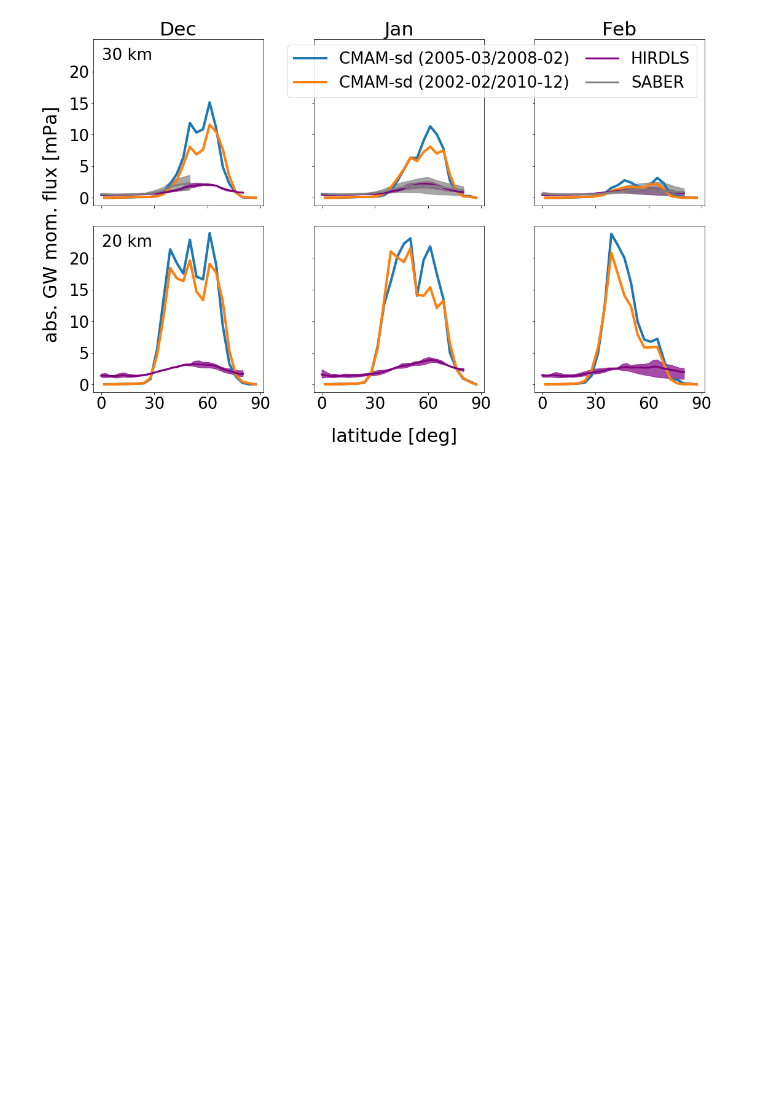
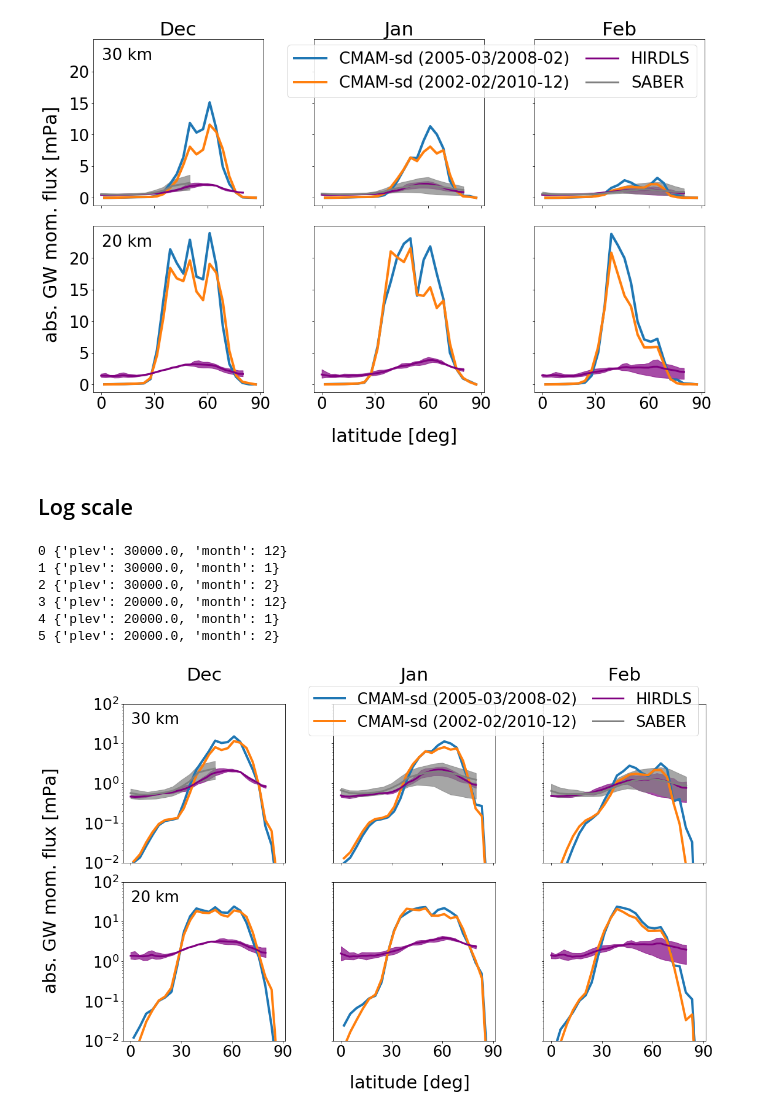
Before and after one commit to kuchaale/wcd_2020, a Jupyter notebook: code/reproduce_Fig4.ipynb, the cells around one changed output. Drawn from its saved outputs; the diff is of its cells as text; code cells hidden in the pictures; blank space fills up the shorter version.

```diff
--- a/code/reproduce_Fig4.ipynb
+++ b/code/reproduce_Fig4.ipynb
@@ -198,3 +172,73 @@ ax.text(0.1,-0.3,'latitude [deg]', fontdict=dict(fontsize = fs), transform=ax.tr
 5 {'plev': 20000.0, 'month': 2}
 Text(0.1, -0.3, 'latitude [deg]')
 [figure]
+# %% [markdown]
+## Log scale
+# %%
+mpl.rcParams.update({'font.size': 26})
+fs = 30
+
+
+p = total['mean'].plot.line(x = 'lat', \
+                      col = 'month', \
+                      row = 'plev',  size=5,\
+                      lw = 4, \
+                      label = f'CMAM-sd ({s_year}/{e_year})')
+
+s_year2 = '2002-02'
+e_year2 = '2010-12'
+p.data = total2['mean']
+p.map(plt.plot, 'lat', Ellipsis, lw = 4, \
+      label = f'CMAM-sd ({s_year2}/{e_year2})')
+
+j=0
+row_labels = ['30 km', '20 km']
+month_title_ls = ['Dec', 'Jan', 'Feb'] #['Nov', 'Dec', 'Jan', 'Feb', 'Mar']
+for i, (ax, sel_dict) in enumerate(zip(p.axes.flatten(), p.name_dicts.flatten())):
+    #sel_dict['plev'] = int(sel_dict['plev'])
+    print(i, sel_dict)
+    sel_dict['lat'] = slice(0,None)
+    if sel_dict['plev'] != 20000:
+        plot_w_unc(ax, da_hirdls.sel(**sel_dict), 'purple', 'HIRDLS')
+        plot_w_unc(ax, da_saber.sel(**sel_dict), 'gray', 'SABER')
+        ax.set_title(month_title_ls[i], pad = 40)
+
+
+        if i ==2: # 4
+            ax.legend(bbox_to_anchor=(-1.5, 0.75, 2.5, .302), loc=3,
+       ncol=2, mode="expand")
+
+    else:
+        plot_w_unc(ax, da_hirdls.sel(**sel_dict), 'purple', 'HIRDLS')
+
+
+    ax.set_ylabel('')
+    ax.set_xlabel('')
+    ax.set_yscale('log')
+    #ax.set_yticks([1e-3,1e-2,1e-1,0,1,10,100])
+    #ax.set_yticks([1e-4,1e-2,0,1,100])
+    ax.set_ylim(1e-2,100)
+    ax.set_xticks([0,30,60,90])
+
+    # it overplots row titles
+    if i in [2,5]:
+        ax.annotate('                       ', xy=(1.02, 0.5), xycoords="axes fraction", \
+                rotation=270, ha="left", va="center", bbox=dict(fc="white", ec = "white"))
+    if i % 3 == 0:
+        # see https://matplotlib.org/gallery/userdemo/annotate_explain.html#sphx-glr-gallery-userdemo-annotate-explain-py
+        ax.text(.05, .95, row_labels[j], transform=ax.transAxes, ha="left", va="top")
+        j+=1
+
+ax = p.axes[0][0]
+ax.text(-0.5,-0.8,'abs. GW mom. flux [mPa]', fontdict=dict(fontsize = fs), rotation = 90, transform=ax.transAxes)
+ax = p.axes[1][1]
+ax.text(0.1,-0.3,'latitude [deg]', fontdict=dict(fontsize = fs), transform=ax.transAxes)
+plt.savefig('CMAM_vs_GRACILE_DJF_log.pdf', bbox_inches = 'tight')
+# %% [output]
+0 {'plev': 30000.0, 'month': 12}
+1 {'plev': 30000.0, 'month': 1}
+2 {'plev': 30000.0, 'month': 2}
+3 {'plev': 20000.0, 'month': 12}
+4 {'plev': 20000.0, 'month': 1}
+5 {'plev': 20000.0, 'month': 2}
+[figure, added]
```
Also changed, not shown: parts of 4 cells of this notebook, 5 other files.
